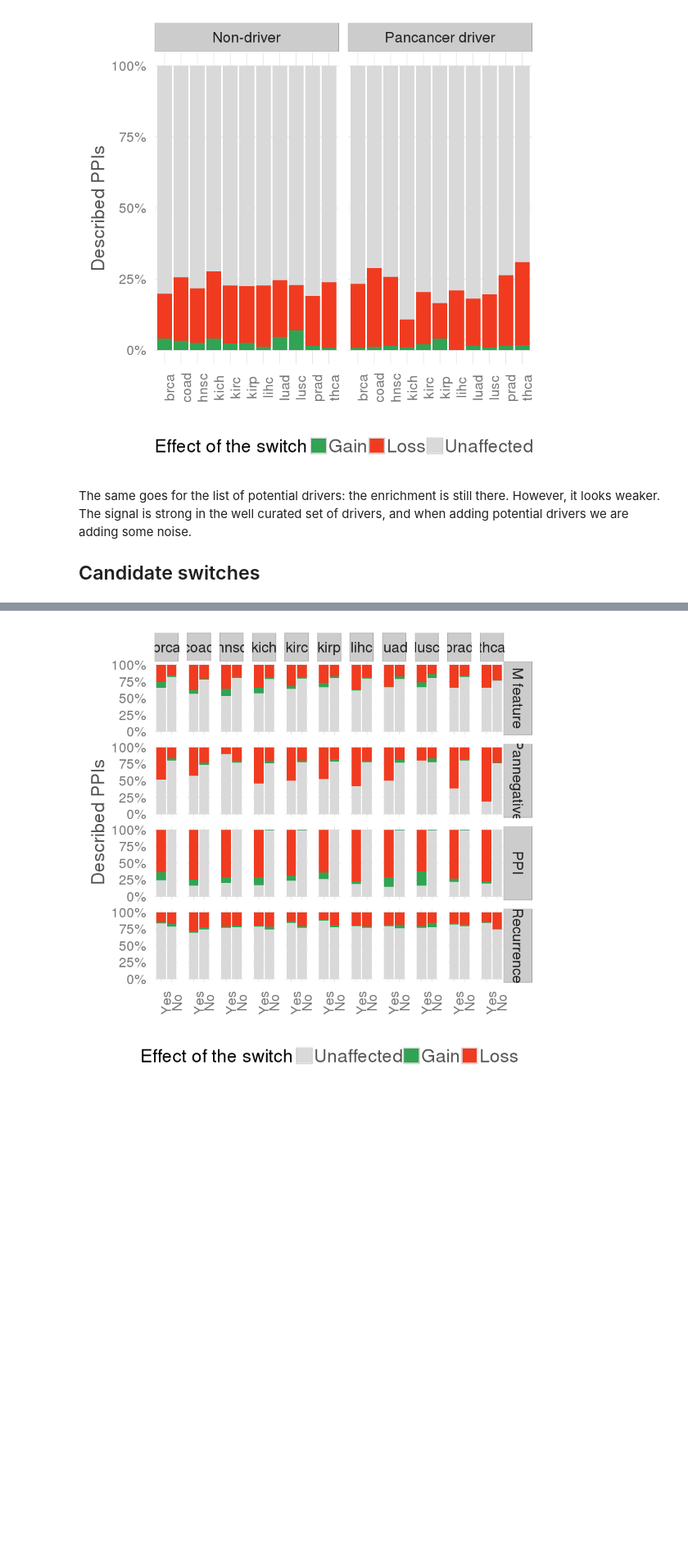
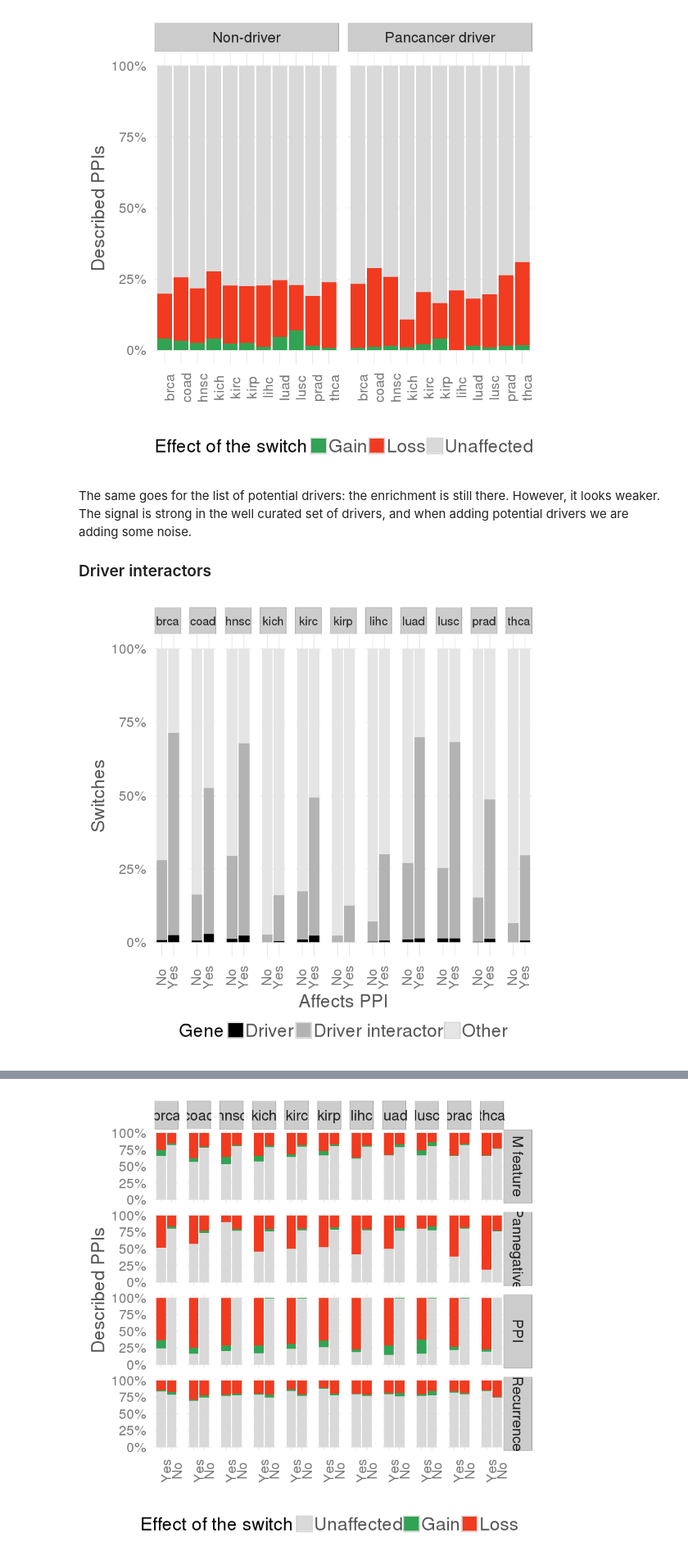
Before and after one commit to hclimente/smartas, a Jupyter notebook: structural_analysis/ppi.ipynb, the cells around one changed output, grey strips where cells are left out. Shown at 82% size. Cells and saved outputs as stored; diff of their text form; code cells hidden in the pictures; blank space fills up the shorter version.

```diff
--- a/structural_analysis/ppi.ipynb
+++ b/structural_analysis/ppi.ipynb
@@ -192,4 +192,54 @@ X-squared = 37.612, df = 2, p-value = 6.803e-09
 # %% [markdown]
 The same goes for the list of potential drivers: the enrichment is still there. However, it looks weaker. The signal is strong in the well curated set of drivers, and when adding potential drivers we are adding some noise.
 
-## Candidate switches
+### Driver interactors
+# %%
+id2symbol <- proteome %>%
+    select(GeneId,Symbol) %>%
+    unique
+
+ppi.network <- read_tsv("../data/eporta/raw_tables/interactions_found_more_than_three_times.txt", col_names = F) %>%
+    select(-X3) %>%
+    set_colnames(c("Gene1","Gene2")) %>%
+    merge(id2symbol, by.x = "Gene1", by.y = "GeneId") %>%
+    merge(id2symbol, by.x = "Gene2", by.y = "GeneId", suffixes = c("","2")) %>%
+    set_colnames(c("Gene1","Gene2","Symbol1","Symbol2"))
+
+driver.ppi.network <- ppi.network %>%
+    filter(Symbol1 %in% drivers$Symbol | Symbol2 %in% drivers$Symbol)
+
+d1 <- lapply(cancerTypes, function(tumor){
+    tumor.drivers <- drivers %>%
+        filter(Tumor == tumor)
+
+    driver.ppi.network %>%
+        mutate(Symbol1 = ifelse(Symbol1 %in% tumor.drivers$Symbol, "", Symbol1),
+               Symbol2 = ifelse(Symbol2 %in% tumor.drivers$Symbol, "", Symbol2)) %>%
+        # get cases with one driver
+        filter(Symbol1 == "" | Symbol2 == "") %>%
+        # remove cases with two drivers
+        filter(Symbol1 != "" | Symbol2 != "") %>%
+        mutate(Symbol = paste0(Symbol1, Symbol2),
+               Tumor = tumor, d1 = TRUE) %>%
+        select(Symbol, Tumor, d1)
+}) %>% do.call("rbind",.)
+
+switches.split %>%
+    filter(Reliable == 1) %>%
+    merge(d1, all.x = T) %>%
+    mutate(d1 = ifelse(is.na(d1), FALSE, d1),
+           Gene = ifelse(d1,"Driver interactor","Other"),
+           Gene = ifelse(SpecificDriver == 1, "Driver", Gene),
+           PPI = ifelse(PPI == 1, "Yes", "No")) %>%
+    select(Tumor, Gene, PPI) %>%
+    ggplot(aes(x = PPI, fill = Gene)) +
+        geom_bar(position = "fill") +
+        labs(y = "Switches", x = "Affects PPI") +
+        clean_theme() +
+        theme(legend.position = "bottom", axis.text.x = element_text(angle = 90, vjust = 0.4),
+              strip.text.x = element_text(size = 13) ) +
+        scale_y_continuous(labels = percent) +
+        scale_fill_manual(values = c("Driver" = "black", "Driver interactor" = "gray70", "Other" = "gray90")) +
+        facet_grid(.~Tumor)
+# %% [output]
+[figure, added]
```
Also changed, not shown: parts of 2 cells of this notebook.
